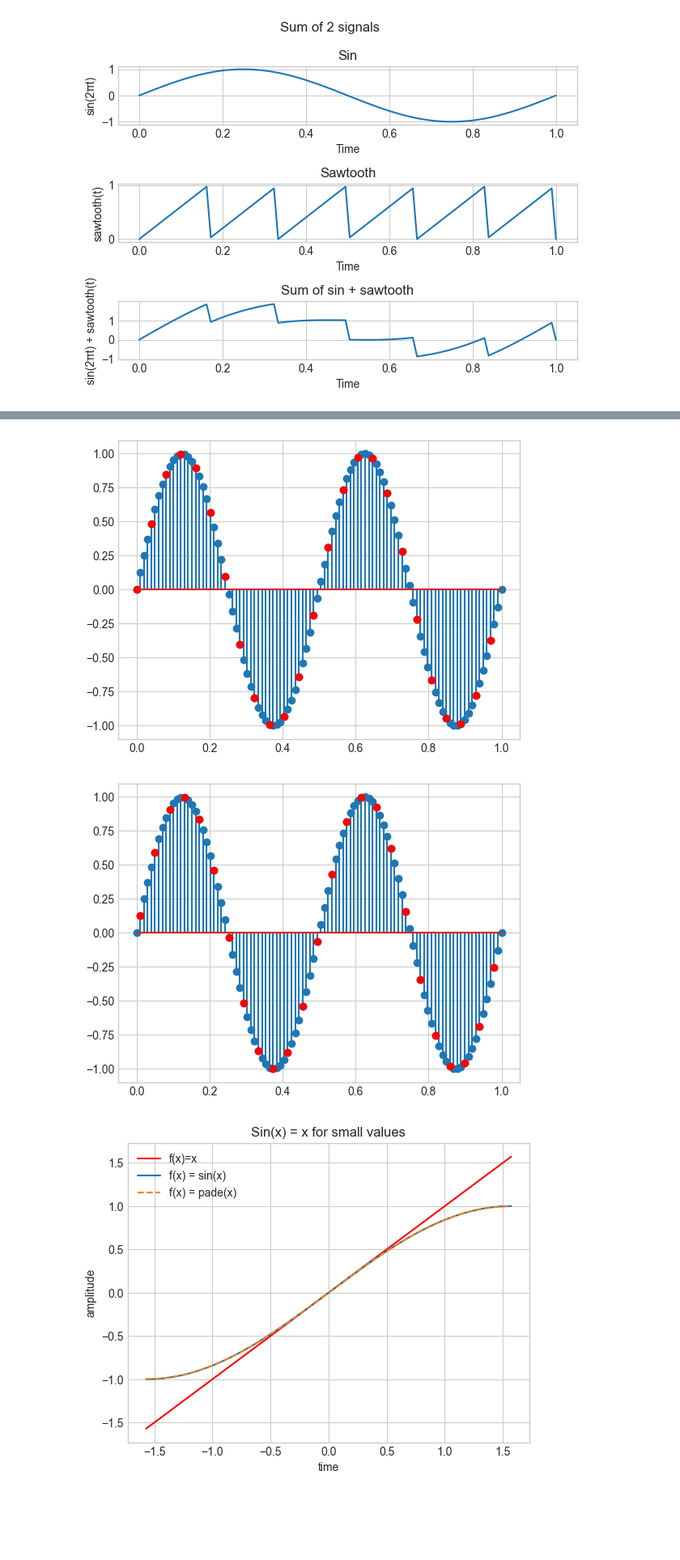
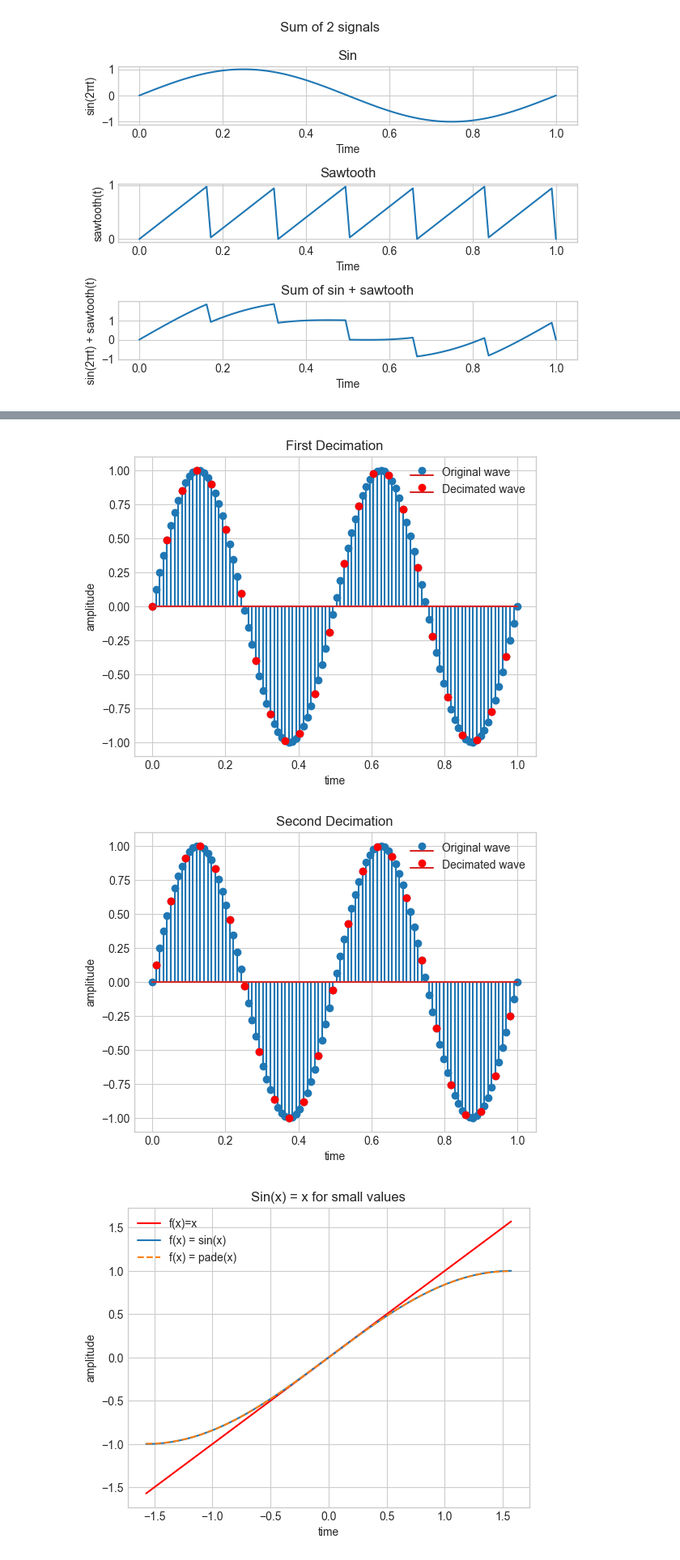
Before and after one commit to radubuzas/PS, a Jupyter notebook: lab2.ipynb, the cells around one changed output, grey strips where cells are left out. Shown: that part at 81% size. Saved outputs shown, nothing was run; the diff lists cells and outputs as text; code cells hidden in the pictures; blank space fills up the shorter version.

Commit message:
Updated graphs and provided explanation

```diff
--- a/lab2.ipynb
+++ b/lab2.ipynb
@@ -230,30 +255,47 @@ Text(0.5, 1.0, '3 sin functions')
 # %%
 #7
 
 no_samples = 100
 
 time = np.linspace(0, 1, no_samples)
 
 A = 1
 f = 2
 sin = A * np.sin(2 * np.pi * f * time)
 
 new_sin = sin[0::4]
 
-plt.stem(time, sin)
-plt.stem(time[0::4], new_sin, markerfmt='red')
+plt.title('First Decimation')
+
+plt.stem(time, sin, label='Original wave')
+plt.stem(time[0::4], new_sin, markerfmt='red', label='Decimated wave')
+plt.xlabel('time')
+plt.ylabel('amplitude')
+plt.legend()
 plt.show()
 
 #b
 
 new_sin = sin[1::4]
 
-plt.stem(time, sin)
-plt.stem(time[1::4], new_sin, markerfmt='red')
+plt.title('Second Decimation')
+
+plt.stem(time, sin, label='Original wave')
+plt.stem(time[1::4], new_sin, markerfmt='red', label='Decimated wave')
+plt.xlabel('time')
+plt.ylabel('amplitude')
+plt.legend()
 plt.show()
+
+'''
+Pornind de la al doilea element am obtinut valori diferite dupa decimare (alt vector)
+Desi observam aceleasi date (sinusoidala originala desenata cu albastru), simplul
+moment de start al observatiei (t0 - primul grafic, t1 - al doilea grafic) va schimba
+vectorul de valori rezultate.
+'''
 # %% [output]
-[figure, old version]
+[figure, new version]
-[figure, old version]
+[figure, new version]
 # %%
 #8
 
```
Also changed, not shown: parts of 3 cells of this notebook.
